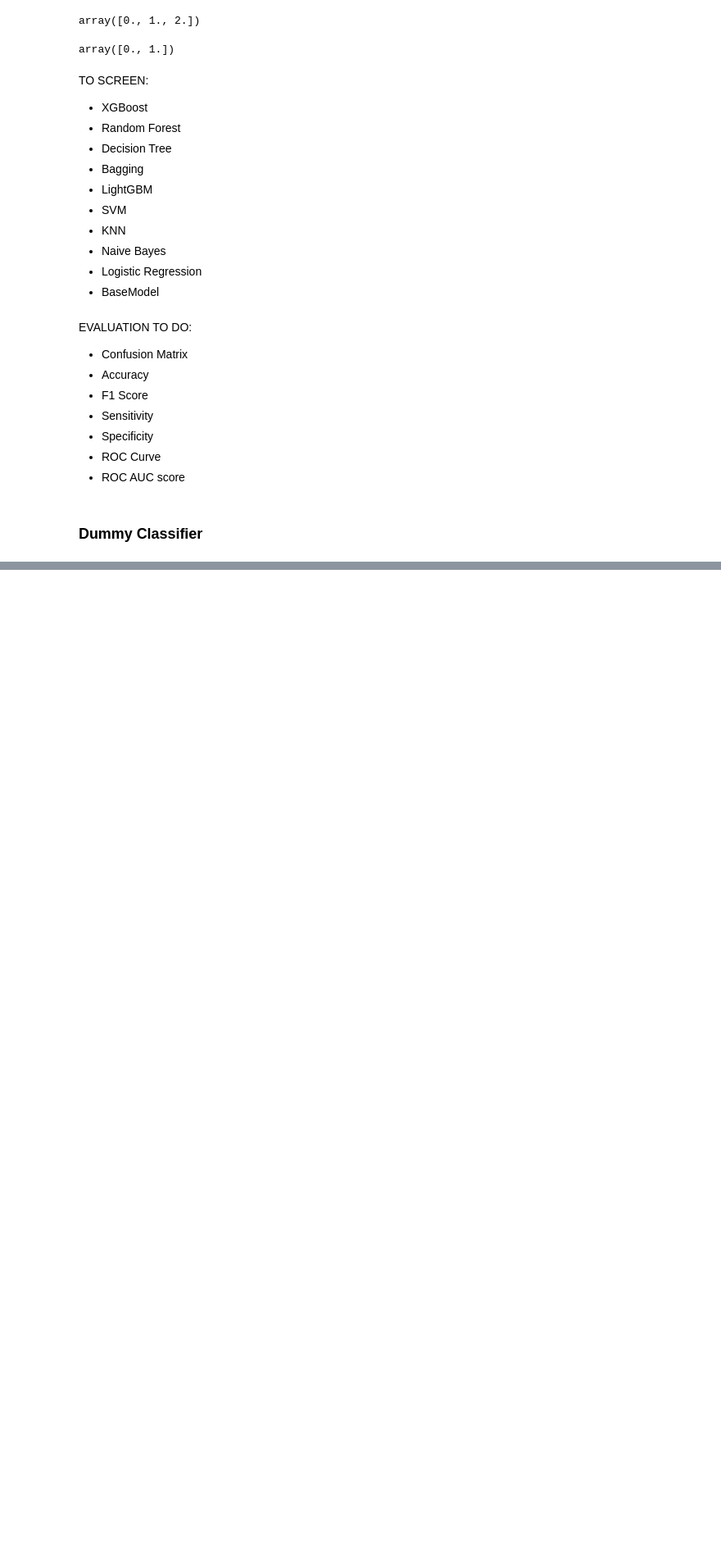
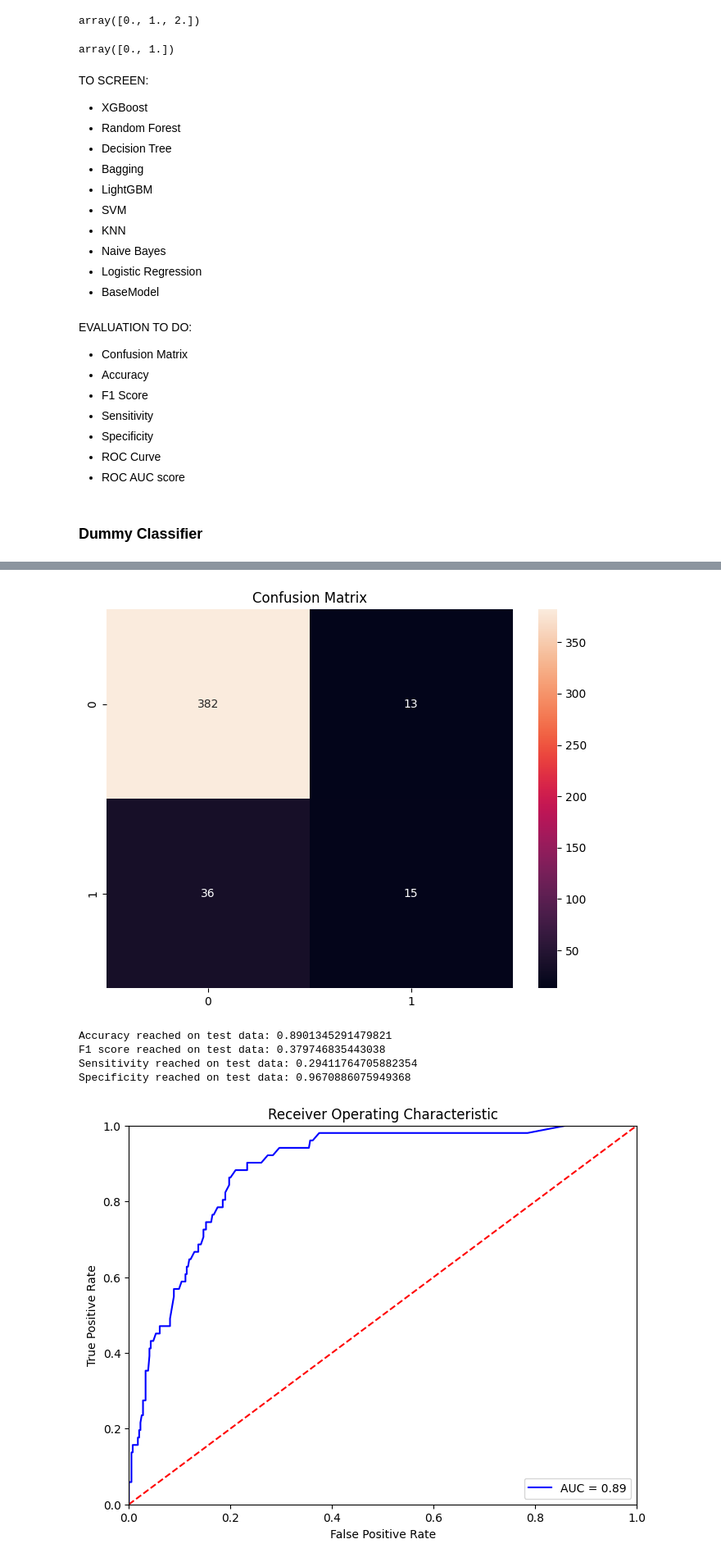
Before and after one commit to Michciak/DataGigaChads_BHL9, a Jupyter notebook: modeling.ipynb, the cells around one changed output, grey strips where cells are left out. Shown at 82% size. Cells and saved outputs as stored; diff of their text form; code cells hidden in the pictures; blank space fills up the shorter version.

```diff
--- a/modeling.ipynb
+++ b/modeling.ipynb
@@ -139,0 +177,15 @@ dummy_eval = evaluate_model(y_test, dummy_pred, preds)
+# %%
+dt = DecisionTreeClassifier(random_state = 2115)
+dt.fit(X_train, y_train)
+dt_pred = dt.predict(X_test)
+class_probabilities = dt.predict_proba(X_test)
+dt_proba = class_probabilities[:, 1]
+dt_cm, dt_acc, dt_f1, dt_sensitivity, dt_specificity, dt_fpr, dt_tpr, dt_roc_auc = evaluate_model(y_test, rf_pred, rf_proba)
+summarize_evaluation(dt_cm, dt_acc, dt_f1, dt_sensitivity, dt_specificity, dt_fpr, dt_tpr, dt_roc_auc)
+# %% [output]
+[figure, added]
+Accuracy reached on test data: 0.8901345291479821
+F1 score reached on test data: 0.379746835443038
+Sensitivity reached on test data: 0.29411764705882354
+Specificity reached on test data: 0.9670886075949368
+[figure, added]
```
Also changed, not shown: parts of 20 cells of this notebook, 1 other file.
